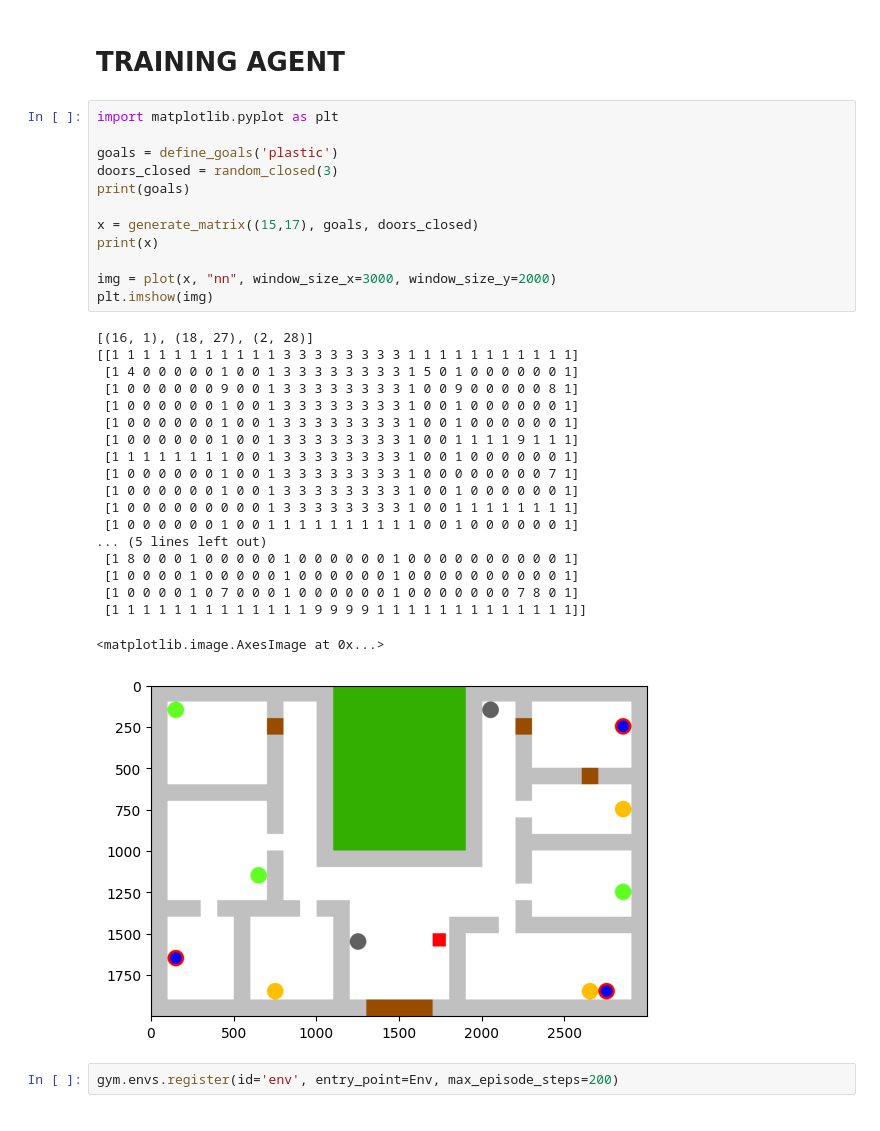
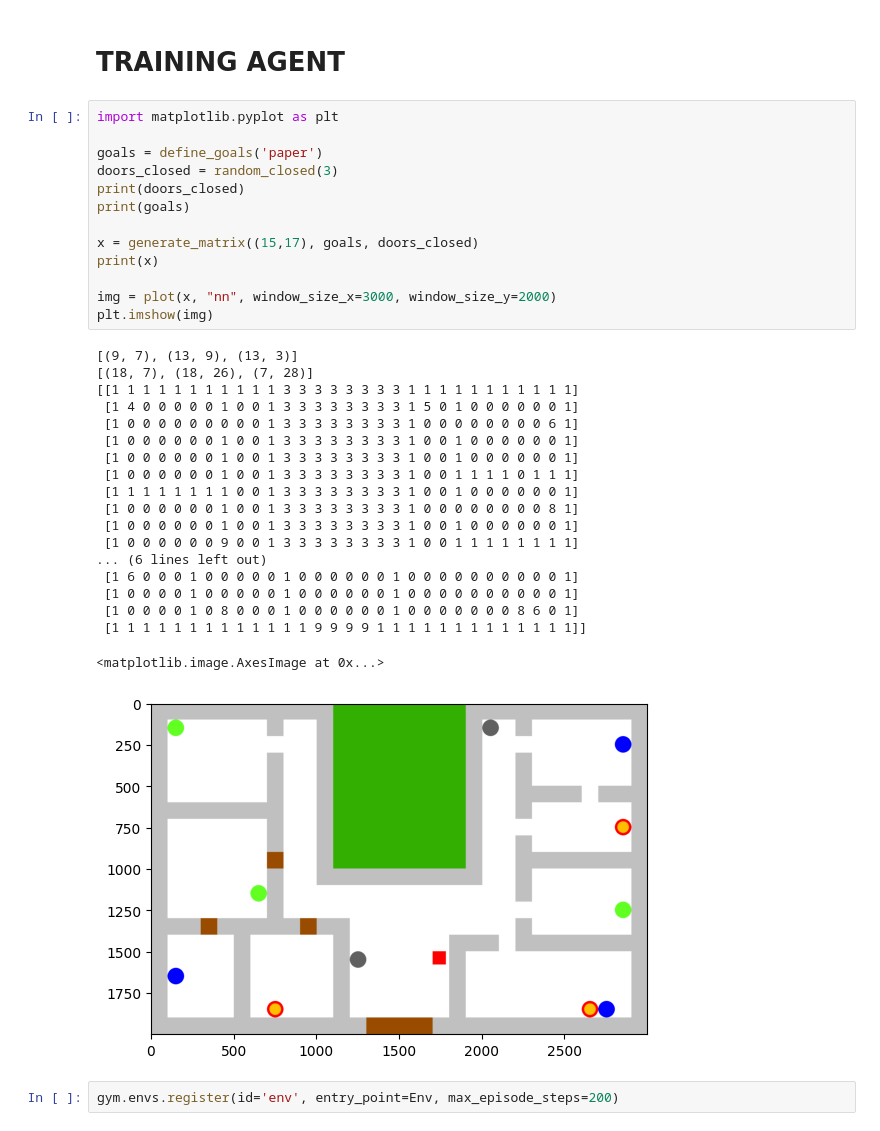
Before and after one commit to lavallone/HRI_RA_project, a Jupyter notebook: RA/KR_RL/Grid_World.ipynb, the cells around one changed output. Saved outputs shown, nothing was run; the diff lists cells and outputs as text.

```diff
--- a/RA/KR_RL/Grid_World.ipynb
+++ b/RA/KR_RL/Grid_World.ipynb
@@ -334,35 +334,36 @@ class Env(BaseEnv):
 # %%
 import matplotlib.pyplot as plt
 
-goals = define_goals('plastic')
+goals = define_goals('paper')
 doors_closed = random_closed(3)
+print(doors_closed)
 print(goals)
 
 x = generate_matrix((15,17), goals, doors_closed)
 print(x)
 
 img = plot(x, "nn", window_size_x=3000, window_size_y=2000)
 plt.imshow(img)
 # %% [output]
-[(16, 1), (18, 27), (2, 28)]
+[(9, 7), (13, 9), (13, 3)]
+[(18, 7), (18, 26), (7, 28)]
 [[1 1 1 1 1 1 1 1 1 1 1 3 3 3 3 3 3 3 3 1 1 1 1 1 1 1 1 1 1 1]
  [1 4 0 0 0 0 0 1 0 0 1 3 3 3 3 3 3 3 3 1 5 0 1 0 0 0 0 0 0 1]
- [1 0 0 0 0 0 0 9 0 0 1 3 3 3 3 3 3 3 3 1 0 0 9 0 0 0 0 0 8 1]
+ [1 0 0 0 0 0 0 0 0 0 1 3 3 3 3 3 3 3 3 1 0 0 0 0 0 0 0 0 6 1]
  [1 0 0 0 0 0 0 1 0 0 1 3 3 3 3 3 3 3 3 1 0 0 1 0 0 0 0 0 0 1]
  [1 0 0 0 0 0 0 1 0 0 1 3 3 3 3 3 3 3 3 1 0 0 1 0 0 0 0 0 0 1]
- [1 0 0 0 0 0 0 1 0 0 1 3 3 3 3 3 3 3 3 1 0 0 1 1 1 1 9 1 1 1]
+ [1 0 0 0 0 0 0 1 0 0 1 3 3 3 3 3 3 3 3 1 0 0 1 1 1 1 0 1 1 1]
  [1 1 1 1 1 1 1 1 0 0 1 3 3 3 3 3 3 3 3 1 0 0 1 0 0 0 0 0 0 1]
- [1 0 0 0 0 0 0 1 0 0 1 3 3 3 3 3 3 3 3 1 0 0 0 0 0 0 0 0 7 1]
+ [1 0 0 0 0 0 0 1 0 0 1 3 3 3 3 3 3 3 3 1 0 0 0 0 0 0 0 0 8 1]
  [1 0 0 0 0 0 0 1 0 0 1 3 3 3 3 3 3 3 3 1 0 0 1 0 0 0 0 0 0 1]
- [1 0 0 0 0 0 0 0 0 0 1 3 3 3 3 3 3 3 3 1 0 0 1 1 1 1 1 1 1 1]
- [1 0 0 0 0 0 0 1 0 0 1 1 1 1 1 1 1 1 1 1 0 0 1 0 0 0 0 0 0 1]
-... (5 lines left out)
- [1 8 0 0 0 1 0 0 0 0 0 1 0 0 0 0 0 0 1 0 0 0 0 0 0 0 0 0 0 1]
+ [1 0 0 0 0 0 0 9 0 0 1 3 3 3 3 3 3 3 3 1 0 0 1 1 1 1 1 1 1 1]
+... (6 lines left out)
+ [1 6 0 0 0 1 0 0 0 0 0 1 0 0 0 0 0 0 1 0 0 0 0 0 0 0 0 0 0 1]
  [1 0 0 0 0 1 0 0 0 0 0 1 0 0 0 0 0 0 1 0 0 0 0 0 0 0 0 0 0 1]
- [1 0 0 0 0 1 0 7 0 0 0 1 0 0 0 0 0 0 1 0 0 0 0 0 0 0 7 8 0 1]
+ [1 0 0 0 0 1 0 8 0 0 0 1 0 0 0 0 0 0 1 0 0 0 0 0 0 0 8 6 0 1]
  [1 1 1 1 1 1 1 1 1 1 1 1 1 9 9 9 9 1 1 1 1 1 1 1 1 1 1 1 1 1]]
 <matplotlib.image.AxesImage at 0x...>
-[figure, old version]
+[figure, new version]
 # %%
 gym.envs.register(id='env', entry_point=Env, max_episode_steps=200)
 # %%
```
Also changed, not shown: parts of 7 cells of this notebook, 3 other files.
